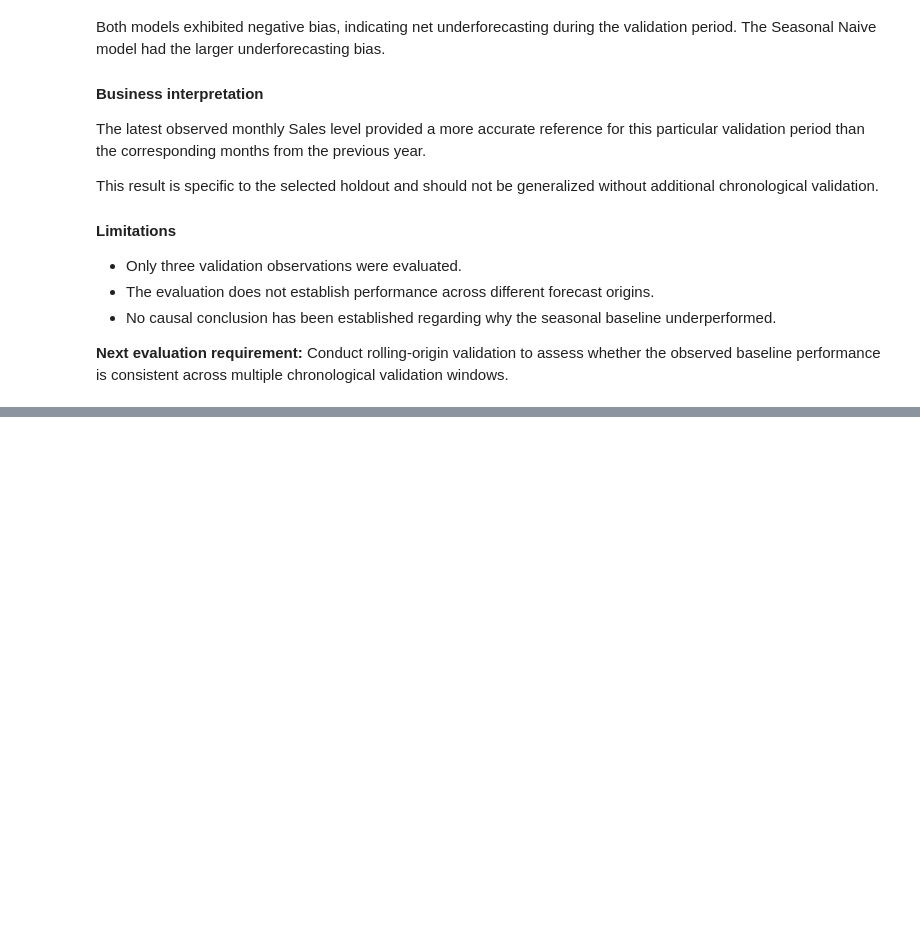
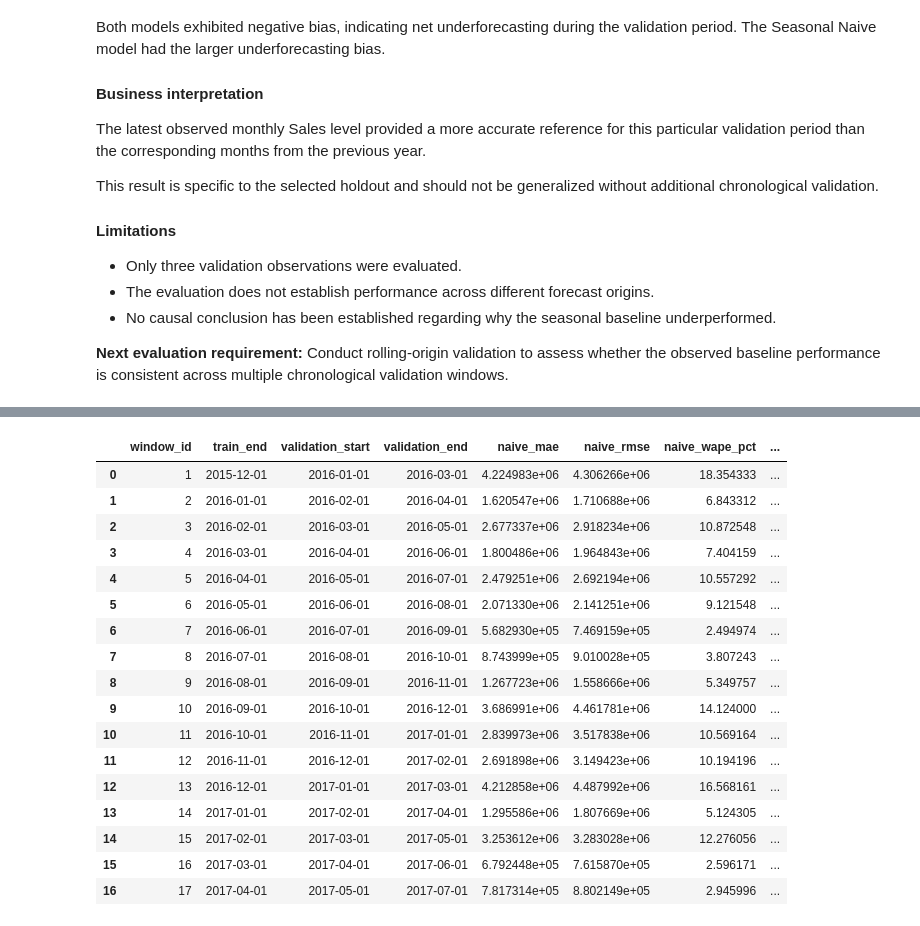
Before and after one commit to Abu-Hozaifa-Retail-Analyst/retail-sales-forecasting, a Jupyter notebook: notebooks/01_data_quality/02_initial_data_profiling.ipynb, the cells around one changed output, grey strips where cells are left out. Cells and saved outputs as stored; diff of their text form; code cells hidden in the pictures; blank space fills up the shorter version.

Commit message:
feat: complete rolling baseline validation

```diff
--- a/notebooks/01_data_quality/02_initial_data_profiling.ipynb
+++ b/notebooks/01_data_quality/02_initial_data_profiling.ipynb
@@ -8787,0 +9151,20 @@ This result is specific to the selected holdout and should not be generalized wi
+# %%
+rolling_forecasts_df["naive_error"] = (
+    rolling_forecasts_df["naive_forecast"]
+    - rolling_forecasts_df["total_sales"]
+)
+
+rolling_forecasts_df["seasonal_naive_error"] = (
+    rolling_forecasts_df["seasonal_naive_forecast"]
+    - rolling_forecasts_df["total_sales"]
+)
+
+rolling_forecasts_df["naive_absolute_error"] = (
+    rolling_forecasts_df["naive_error"].abs()
+)
+
+rolling_forecasts_df["seasonal_naive_absolute_error"] = (
+    rolling_forecasts_df["seasonal_naive_error"].abs()
+)
+
+rolling_forecasts_df.head()
@@ -8787,0 +9212,63 @@ This result is specific to the selected holdout and should not be generalized wi
+# %%
+rolling_metrics = []
+
+for window_id, group in rolling_forecasts_df.groupby("window_id"):
+
+    actual = group["total_sales"]
+
+    naive_error = group["naive_error"]
+    seasonal_error = group["seasonal_naive_error"]
+
+    rolling_metrics.append({
+        "window_id": window_id,
+
+        "train_end": group["train_end"].iloc[0],
+
+        "validation_start": group["month"].min(),
+        "validation_end": group["month"].max(),
+
+        # Naive
+        "naive_mae": naive_error.abs().mean(),
+        "naive_rmse": np.sqrt((naive_error ** 2).mean()),
+        "naive_wape_pct": (
+            naive_error.abs().sum() / actual.sum()
+        ) * 100,
+        "naive_bias_pct": (
+            naive_error.sum() / actual.sum()
+        ) * 100,
+
+        # Seasonal Naive
+        "seasonal_naive_mae": seasonal_error.abs().mean(),
+        "seasonal_naive_rmse": np.sqrt(
+            (seasonal_error ** 2).mean()
+        ),
+        "seasonal_naive_wape_pct": (
+            seasonal_error.abs().sum() / actual.sum()
+        ) * 100,
+        "seasonal_naive_bias_pct": (
+            seasonal_error.sum() / actual.sum()
+        ) * 100
+    })
+
+rolling_metrics_df = pd.DataFrame(rolling_metrics)
+
+rolling_metrics_df
+# %% [output]
+|  | window_id | train_end | validation_start | validation_end | naive_mae | naive_rmse | naive_wape_pct | ... |
+| 0 | 1 | 2015-12-01 | 2016-01-01 | 2016-03-01 | 4.224983e+06 | 4.306266e+06 | 18.354333 | ... |
+| 1 | 2 | 2016-01-01 | 2016-02-01 | 2016-04-01 | 1.620547e+06 | 1.710688e+06 | 6.843312 | ... |
+| 2 | 3 | 2016-02-01 | 2016-03-01 | 2016-05-01 | 2.677337e+06 | 2.918234e+06 | 10.872548 | ... |
+| 3 | 4 | 2016-03-01 | 2016-04-01 | 2016-06-01 | 1.800486e+06 | 1.964843e+06 | 7.404159 | ... |
+| 4 | 5 | 2016-04-01 | 2016-05-01 | 2016-07-01 | 2.479251e+06 | 2.692194e+06 | 10.557292 | ... |
+| 5 | 6 | 2016-05-01 | 2016-06-01 | 2016-08-01 | 2.071330e+06 | 2.141251e+06 | 9.121548 | ... |
+| 6 | 7 | 2016-06-01 | 2016-07-01 | 2016-09-01 | 5.682930e+05 | 7.469159e+05 | 2.494974 | ... |
+| 7 | 8 | 2016-07-01 | 2016-08-01 | 2016-10-01 | 8.743999e+05 | 9.010028e+05 | 3.807243 | ... |
+| 8 | 9 | 2016-08-01 | 2016-09-01 | 2016-11-01 | 1.267723e+06 | 1.558666e+06 | 5.349757 | ... |
+| 9 | 10 | 2016-09-01 | 2016-10-01 | 2016-12-01 | 3.686991e+06 | 4.461781e+06 | 14.124000 | ... |
+| 10 | 11 | 2016-10-01 | 2016-11-01 | 2017-01-01 | 2.839973e+06 | 3.517838e+06 | 10.569164 | ... |
+| 11 | 12 | 2016-11-01 | 2016-12-01 | 2017-02-01 | 2.691898e+06 | 3.149423e+06 | 10.194196 | ... |
+| 12 | 13 | 2016-12-01 | 2017-01-01 | 2017-03-01 | 4.212858e+06 | 4.487992e+06 | 16.568161 | ... |
+| 13 | 14 | 2017-01-01 | 2017-02-01 | 2017-04-01 | 1.295586e+06 | 1.807669e+06 | 5.124305 | ... |
+| 14 | 15 | 2017-02-01 | 2017-03-01 | 2017-05-01 | 3.253612e+06 | 3.283028e+06 | 12.276056 | ... |
+| 15 | 16 | 2017-03-01 | 2017-04-01 | 2017-06-01 | 6.792448e+05 | 7.615870e+05 | 2.596171 | ... |
+| 16 | 17 | 2017-04-01 | 2017-05-01 | 2017-07-01 | 7.817314e+05 | 8.802149e+05 | 2.945996 | ... |
```
Also changed, not shown: parts of 31 cells of this notebook, 1 other file.
